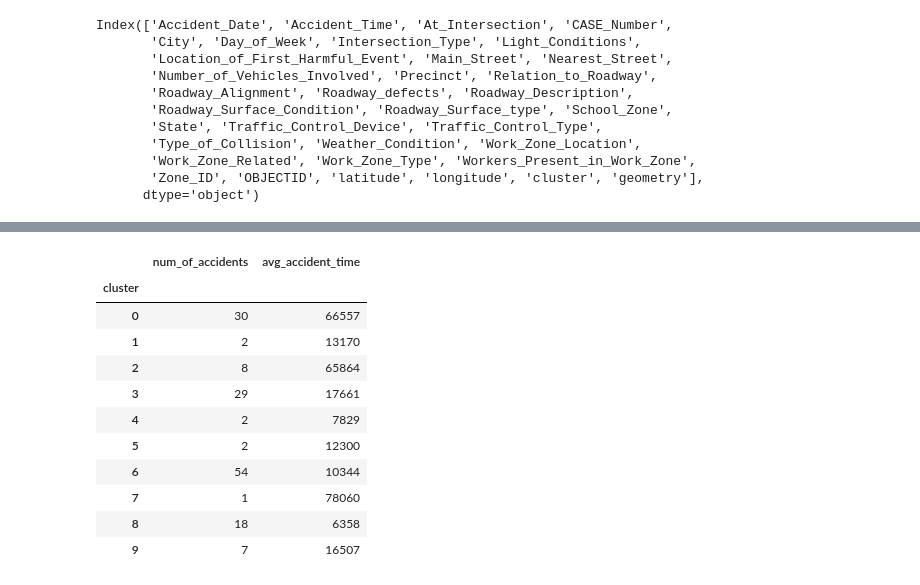
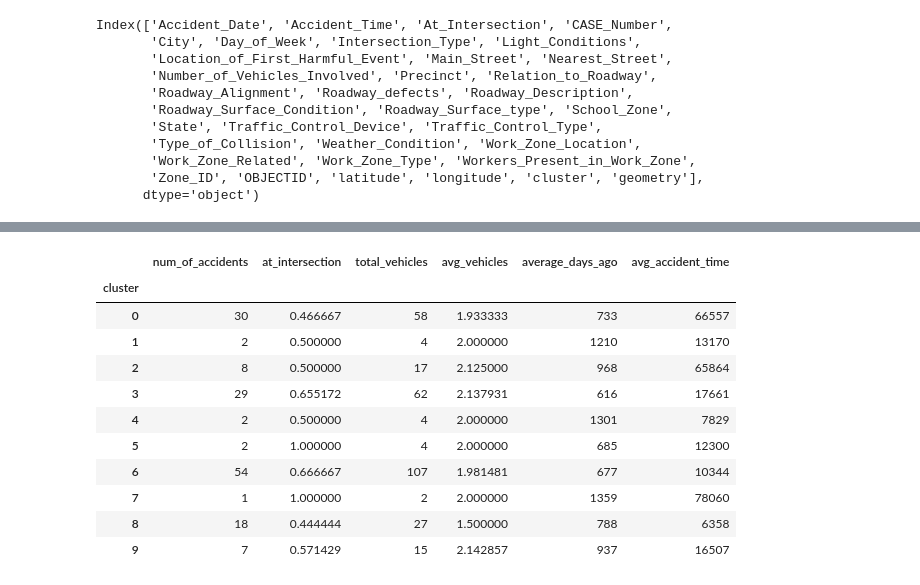
Before and after one commit to andrewma5/vb-auto-accidents, a Jupyter notebook: ClusteringClusters.ipynb, the cells around one changed output, grey strips where cells are left out. Saved outputs shown, nothing was run; the diff lists cells and outputs as text; code cells hidden in the pictures.

```diff
--- a/ClusteringClusters.ipynb
+++ b/ClusteringClusters.ipynb
@@ -15,7 +15,7 @@ gdf.head()
 | 4 | 2020/01/08 16:36:00+00 | 1636 | 300 Feet From | 2.020001e+09 | VIRGINIA BEACH | WED | NOT AT INTERSECTION | DUSK | ... |
 5 rows × 35 columns
 # %%
-old_df = pd.read_csv("data/FINAL_Police_Traffic_Crash_Reports.csv")
+old_df = pd.read_csv("data/FILTERED_Police_Traffic_Crash_Reports.csv")
 columns = list(old_df.columns)
 columns.append("cluster")
 columns.append("geometry")
@@ -33,5 +33,7 @@ Index(['Accident_Date', 'Accident_Time', 'At_Intersection', 'CASE_Number',
        'Work_Zone_Related', 'Work_Zone_Type', 'Workers_Present_in_Work_Zone',
        'Zone_ID', 'OBJECTID', 'latitude', 'longitude', 'cluster', 'geometry'],
       dtype='object')
+# %%
+gdf['At_Intersection_Binary'] = gdf["Intersection_Type"] != "NOT AT INTERSECTION"
 # %%
-gdf["Roadway_Alignment"].value_counts()
+gdf["Accident_Date"] = pd.to_datetime(gdf["Accident_Date"])
@@ -96,22 +85,26 @@ def average_times_of_day(x):
 # %%
 # https://stackoverflow.com/questions/15222754/groupby-pandas-dataframe-and-select-most-common-value
 info_from_cluster = gdf.groupby('cluster').agg(
     num_of_accidents=('cluster', 'size'),  # get the count
+    at_intersection=('At_Intersection_Binary', 'mean'),
+    total_vehicles=('Number_of_Vehicles_Involved', 'sum'), # total number of vehicles involved
+    avg_vehicles=('Number_of_Vehicles_Involved', 'mean'), # mean number of vehicles involved
+    average_days_ago=('Accident_Date', lambda x: (pd.to_datetime('10/1/2023', utc=True) - x.mean()).days),  # difference between average accident date and 10/1
     avg_accident_time=('Accident_Time', average_times_of_day),  # avg time (seconds from midnight)
     # most_common_day=('Day_of_Week', lambda x: x.value_counts().index[0]), # most common day
 )
 
 info_from_cluster.head(10)
 # %% [output]
-|  | num_of_accidents | avg_accident_time |
-| cluster |  |  |
-| 0 | 30 | 66557 |
-| 1 | 2 | 13170 |
-| 2 | 8 | 65864 |
-| 3 | 29 | 17661 |
-| 4 | 2 | 7829 |
-| 5 | 2 | 12300 |
-| 6 | 54 | 10344 |
-| 7 | 1 | 78060 |
-| 8 | 18 | 6358 |
-| 9 | 7 | 16507 |
+|  | num_of_accidents | at_intersection | total_vehicles | avg_vehicles | average_days_ago | avg_accident_time |
+| cluster |  |  |  |  |  |  |
+| 0 | 30 | 0.466667 | 58 | 1.933333 | 733 | 66557 |
+| 1 | 2 | 0.500000 | 4 | 2.000000 | 1210 | 13170 |
+| 2 | 8 | 0.500000 | 17 | 2.125000 | 968 | 65864 |
+| 3 | 29 | 0.655172 | 62 | 2.137931 | 616 | 17661 |
+| 4 | 2 | 0.500000 | 4 | 2.000000 | 1301 | 7829 |
+| 5 | 2 | 1.000000 | 4 | 2.000000 | 685 | 12300 |
+| 6 | 54 | 0.666667 | 107 | 1.981481 | 677 | 10344 |
+| 7 | 1 | 1.000000 | 2 | 2.000000 | 1359 | 78060 |
+| 8 | 18 | 0.444444 | 27 | 1.500000 | 788 | 6358 |
+| 9 | 7 | 0.571429 | 15 | 2.142857 | 937 | 16507 |
```
Also changed, not shown: parts of 15 cells of this notebook, 1 other file.
